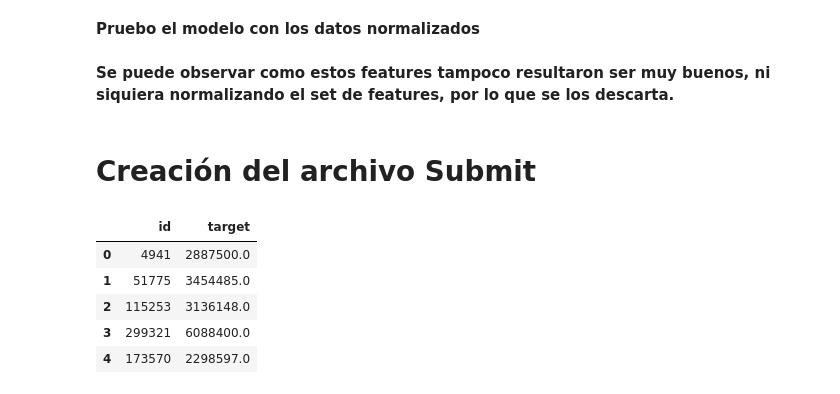
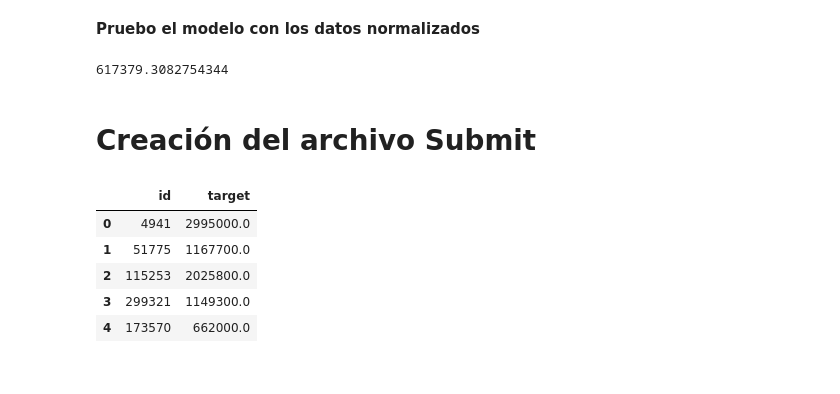
Before and after one commit to luctiz/Grupo43-TP2, a Jupyter notebook: TP2-Features-Soledad.ipynb, the cells around one changed output. Saved outputs shown, nothing was run; the diff lists cells and outputs as text; code cells hidden in the pictures.

Commit message:
feature ciudades

```diff
--- a/TP2-Features-Soledad.ipynb
+++ b/TP2-Features-Soledad.ipynb
@@ -470,0 +868,4 @@ RF_mae_score5
+# %%
+Numericos = ['antiguedad','habitaciones','garages','banos','metroscubiertos','metrostotales','gimnasio',\
+             'usosmultiples','piscina','escuelascercanas','centroscomercialescercanos','puntaje_por_fecha']
+X = train[Numericos].join(dummies).join(dummies_prov).join(features_svd)
@@ -470,0 +882,3 @@ RF_mae_score5
+# %%
+X_test = test[Numericos].join(dummies_test).join(dummies_prov_test).join(features_svd_test)
+X_test.head()
@@ -471,8 +897,5 @@ RF_mae_score5
 # %%
-from sklearn.ensemble import GradientBoostingRegressor
-
-GBR_model = GradientBoostingRegressor()
-GBR_model.fit(X, Y)
-scores = cross_val_score(GBR_model , X, Y, scoring="neg_mean_absolute_error", cv=10)
-GBR_mae_score1 = -scores.mean()
-GBR_mae_score1
+RF_model.fit(X,Y)
+scores = cross_val_score(RF_model , X, Y, scoring="neg_mean_absolute_error", cv=10)
+RF_mae_score7= -scores.mean()
+RF_mae_score7
@@ -488,25 +921,26 @@ X_test_normalized.head()
 # %%
 #Utilizo el modelo que funciona mejor, Random Forest
 scores = cross_val_score(RF_model , X_normalized, Y, scoring="neg_mean_absolute_error", cv=10)
-RF_mae_score6 = -scores.mean()
-RF_mae_score6
+RF_mae_score8 = -scores.mean()
+RF_mae_score8
+# %% [output]
+617379.3082754344
 # %%
-#Pruebo con gradient boosting
-GBR_model.fit(X, Y)
-scores = cross_val_score(GBR_model , X_normalized, Y, scoring="neg_mean_absolute_error", cv=10)
-GBR_mae_score2 = -scores.mean()
-GBR_mae_score2
+#Utilizo el n_estimators = 60
+RF_model=RandomForestRegressor(n_estimators= 30,)
+RF_model.fit(X,Y)
+scores = cross_val_score(RF_model , X_normalized, Y, scoring="neg_mean_absolute_error", cv=10)
+RF_mae_score8 = -scores.mean()
+RF_mae_score8
-# %% [markdown]
-**Se puede observar como estos features tampoco resultaron ser muy buenos, ni siquiera normalizando el set de features, por lo que se los descarta.**
 # %% [markdown]
 # Creación del archivo Submit
 # %%
-#submit1 = crear_submit(RF_model,X_normalized, Y, X_test_normalized, "RF_normalized_rangos")
-#submit1.head()
+submit1 = crear_submit(RF_model,X_normalized, Y, X_test_normalized, "RF_svd_ciudades_normalized")
+submit1.head()
 # %% [output]
 |  | id | target |
-| 0 | 4941 | 2887500.0 |
-| 1 | 51775 | 3454485.0 |
-| 2 | 115253 | 3136148.0 |
-| 3 | 299321 | 6088400.0 |
-| 4 | 173570 | 2298597.0 |
+| 0 | 4941 | 2995000.0 |
+| 1 | 51775 | 1167700.0 |
+| 2 | 115253 | 2025800.0 |
+| 3 | 299321 | 1149300.0 |
+| 4 | 173570 | 662000.0 |
```
Also changed, not shown: parts of 81 cells of this notebook.
